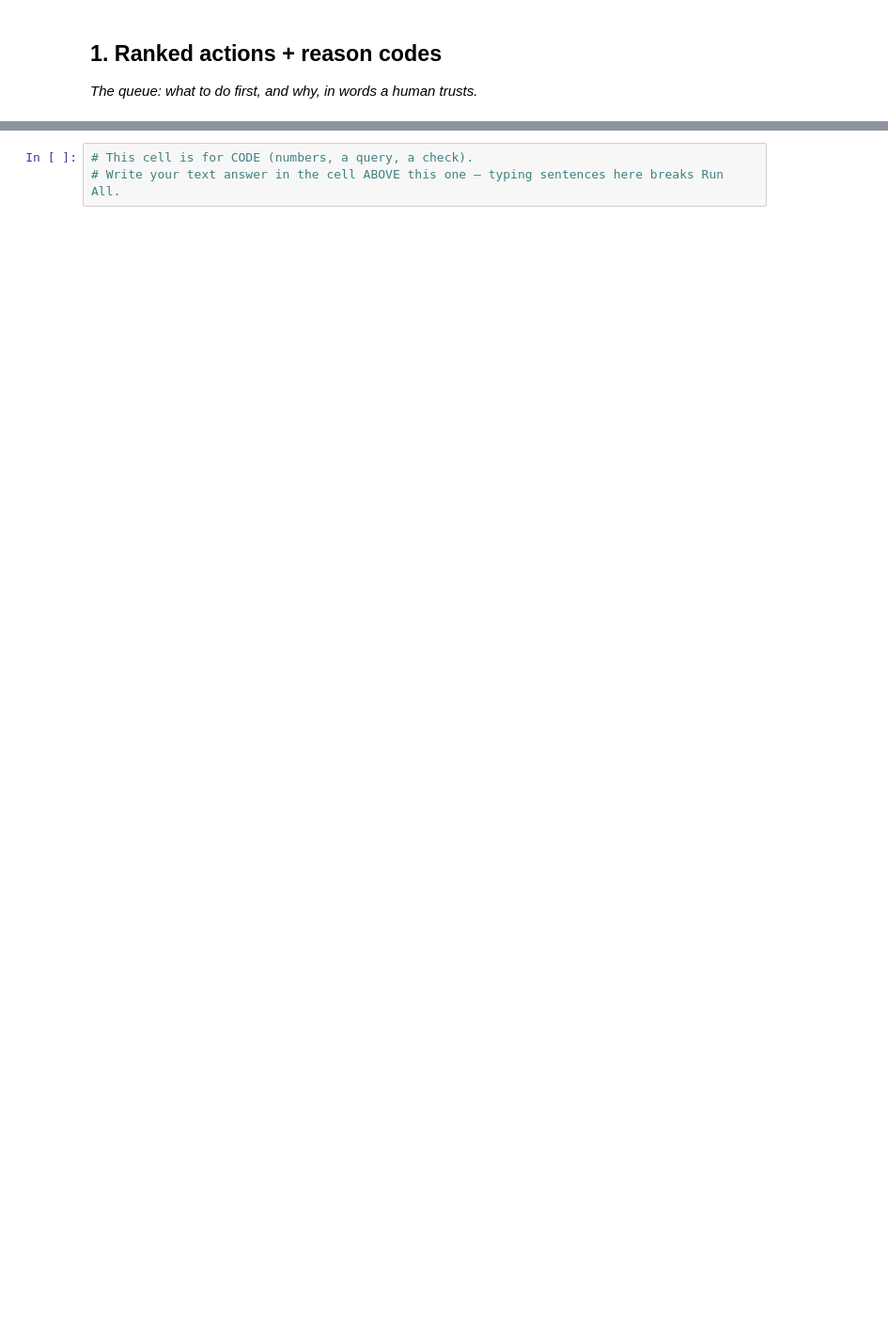
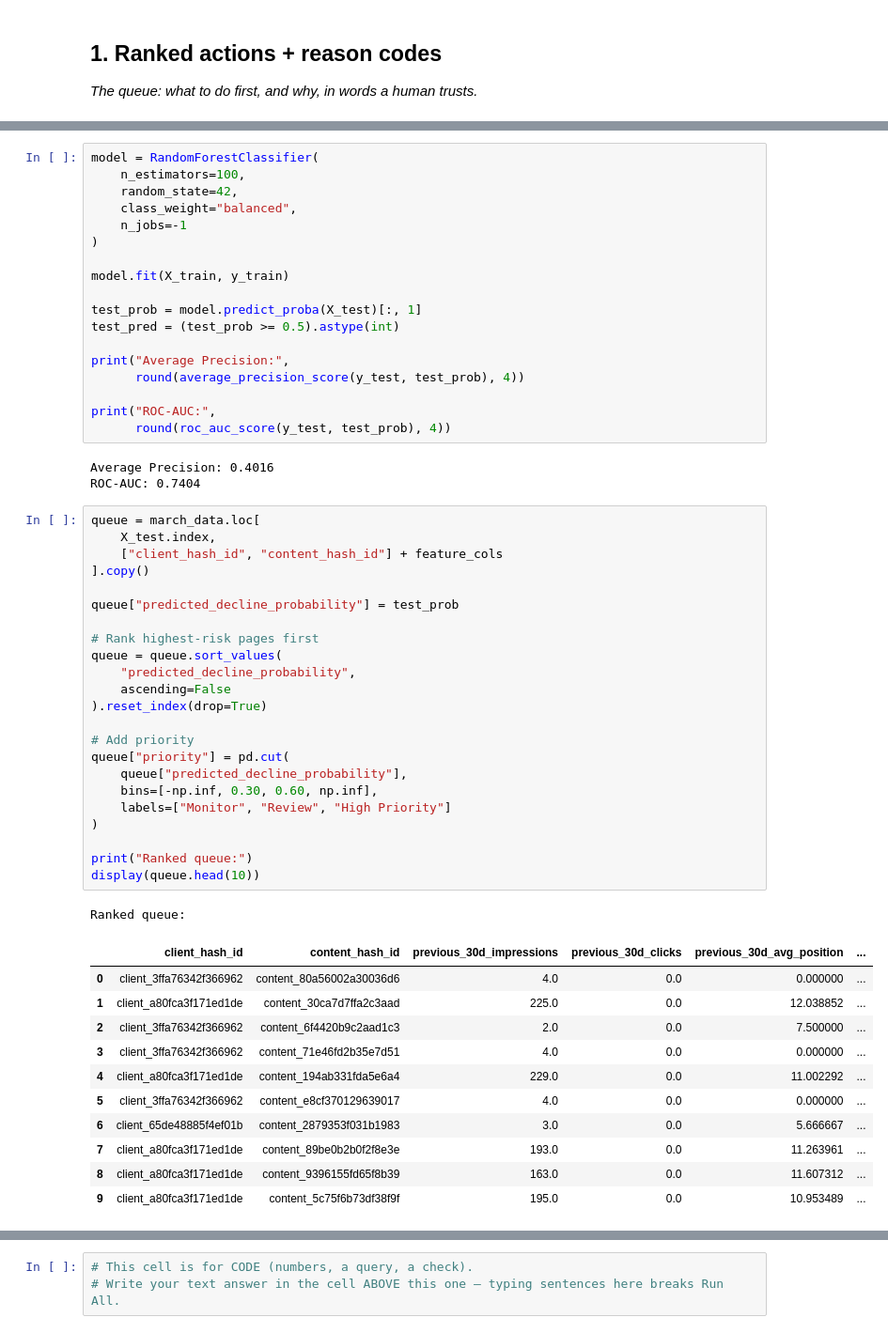
Before and after one commit to srivastava071/flyrank-ml-internship, a Jupyter notebook: work/notebooks/w07_action_playbook.ipynb, the cells around one changed output, grey strips where cells are left out. Shown at 94% size. Cells and saved outputs as stored; diff of their text form; blank space fills up the shorter version.

```diff
--- a/work/notebooks/w07_action_playbook.ipynb
+++ b/work/notebooks/w07_action_playbook.ipynb
@@ -12,0 +200,57 @@ This skeleton is yours to fill. Work the sections **in order** — each one has
+# %%
+model = RandomForestClassifier(
+    n_estimators=100,
+    random_state=42,
+    class_weight="balanced",
+    n_jobs=-1
+)
+
+model.fit(X_train, y_train)
+
+test_prob = model.predict_proba(X_test)[:, 1]
+test_pred = (test_prob >= 0.5).astype(int)
+
+print("Average Precision:",
+      round(average_precision_score(y_test, test_prob), 4))
+
+print("ROC-AUC:",
+      round(roc_auc_score(y_test, test_prob), 4))
+# %% [output]
+Average Precision: 0.4016
+ROC-AUC: 0.7404
+# %%
+queue = march_data.loc[
+    X_test.index,
+    ["client_hash_id", "content_hash_id"] + feature_cols
+].copy()
+
+queue["predicted_decline_probability"] = test_prob
+
+# Rank highest-risk pages first
+queue = queue.sort_values(
+    "predicted_decline_probability",
+    ascending=False
+).reset_index(drop=True)
+
+# Add priority
+queue["priority"] = pd.cut(
+    queue["predicted_decline_probability"],
+    bins=[-np.inf, 0.30, 0.60, np.inf],
+    labels=["Monitor", "Review", "High Priority"]
+)
+
+print("Ranked queue:")
+display(queue.head(10))
+# %% [output]
+Ranked queue:
+|  | client_hash_id | content_hash_id | previous_30d_impressions | previous_30d_clicks | previous_30d_avg_position | ... |
+| 0 | client_3ffa76342f366962 | content_80a56002a30036d6 | 4.0 | 0.0 | 0.000000 | ... |
+| 1 | client_a80fca3f171ed1de | content_30ca7d7ffa2c3aad | 225.0 | 0.0 | 12.038852 | ... |
+| 2 | client_3ffa76342f366962 | content_6f4420b9c2aad1c3 | 2.0 | 0.0 | 7.500000 | ... |
+| 3 | client_3ffa76342f366962 | content_71e46fd2b35e7d51 | 4.0 | 0.0 | 0.000000 | ... |
+| 4 | client_a80fca3f171ed1de | content_194ab331fda5e6a4 | 229.0 | 0.0 | 11.002292 | ... |
+| 5 | client_3ffa76342f366962 | content_e8cf370129639017 | 4.0 | 0.0 | 0.000000 | ... |
+| 6 | client_65de48885f4ef01b | content_2879353f031b1983 | 3.0 | 0.0 | 5.666667 | ... |
+| 7 | client_a80fca3f171ed1de | content_89be0b2b0f2f8e3e | 193.0 | 0.0 | 11.263961 | ... |
+| 8 | client_a80fca3f171ed1de | content_9396155fd65f8b39 | 163.0 | 0.0 | 11.607312 | ... |
+| 9 | client_a80fca3f171ed1de | content_5c75f6b73df38f9f | 195.0 | 0.0 | 10.953489 | ... |
```
Also changed, not shown: parts of 23 cells of this notebook.
